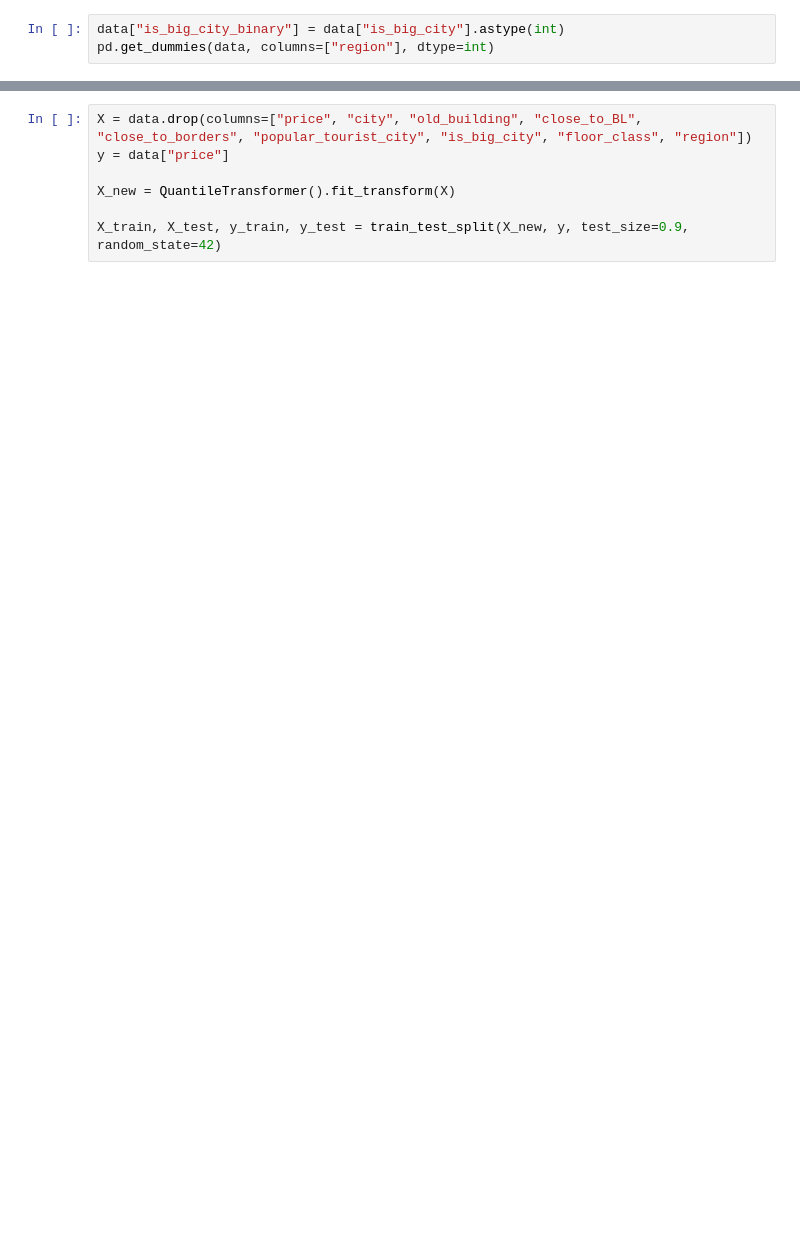
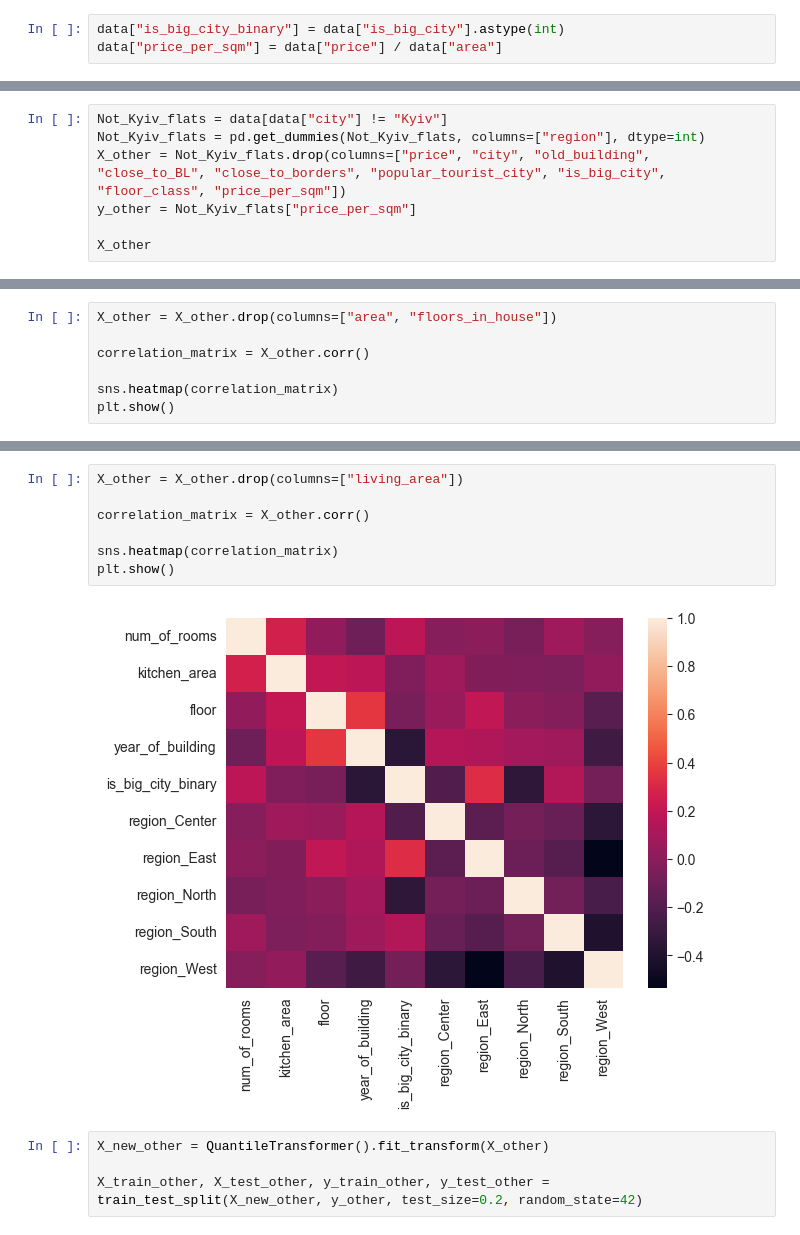
Before and after one commit to YESosnovska/apartments-prices-analysis, a Jupyter notebook: prediction_model.ipynb, the cells around one changed output, grey strips where cells are left out. Drawn from its saved outputs; the diff is of its cells as text; blank space fills up the shorter version.

Commit message:
split Kyiv and other cities and create models for them

```diff
--- a/prediction_model.ipynb
+++ b/prediction_model.ipynb
@@ -11,4 +14,4 @@ from sklearn.neighbors import KNeighborsRegressor
 data = pd.read_csv("flats_transformed.csv")
 # %%
 data["is_big_city_binary"] = data["is_big_city"].astype(int)
-pd.get_dummies(data, columns=["region"], dtype=int)
+data["price_per_sqm"] = data["price"] / data["area"]
@@ -28,0 +39,7 @@ pd.get_dummies(data, columns=["region"], dtype=int)
+# %%
+Not_Kyiv_flats = data[data["city"] != "Kyiv"]
+Not_Kyiv_flats = pd.get_dummies(Not_Kyiv_flats, columns=["region"], dtype=int)
+X_other = Not_Kyiv_flats.drop(columns=["price", "city", "old_building", "close_to_BL", "close_to_borders", "popular_tourist_city", "is_big_city", "floor_class", "price_per_sqm"])
+y_other = Not_Kyiv_flats["price_per_sqm"]
+
+X_other
@@ -28,0 +187,7 @@ pd.get_dummies(data, columns=["region"], dtype=int)
+# %%
+X_other = X_other.drop(columns=["area", "floors_in_house"])
+
+correlation_matrix = X_other.corr()
+
+sns.heatmap(correlation_matrix)
+plt.show()
@@ -29,8 +196,14 @@ pd.get_dummies(data, columns=["region"], dtype=int)
+# %%
+X_other = X_other.drop(columns=["living_area"])
+
+correlation_matrix = X_other.corr()
+
+sns.heatmap(correlation_matrix)
+plt.show()
+# %% [output]
+[figure, added]
 # %%
-X = data.drop(columns=["price", "city", "old_building", "close_to_BL", "close_to_borders", "popular_tourist_city", "is_big_city", "floor_class", "region"])
-y = data["price"]
+X_new_other = QuantileTransformer().fit_transform(X_other)
 
-X_new = QuantileTransformer().fit_transform(X)
-
-X_train, X_test, y_train, y_test = train_test_split(X_new, y, test_size=0.9, random_state=42)
+X_train_other, X_test_other, y_train_other, y_test_other = train_test_split(X_new_other, y_other, test_size=0.2, random_state=42)
 # %%
```
Also changed, not shown: parts of 19 cells of this notebook.
